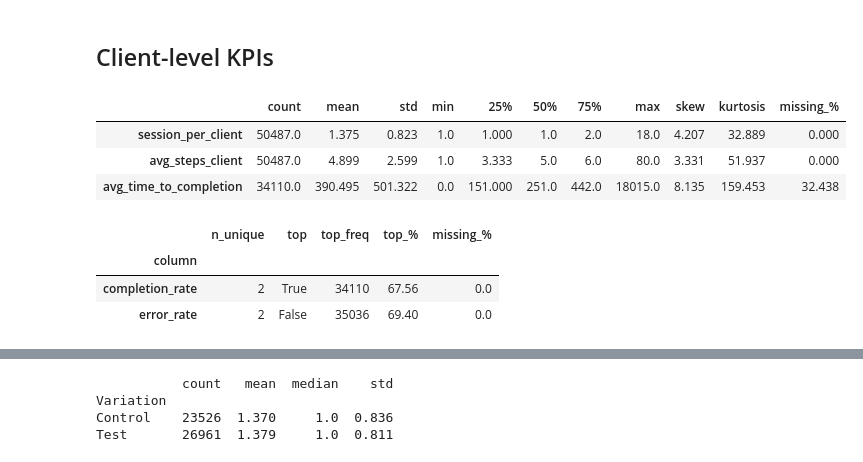
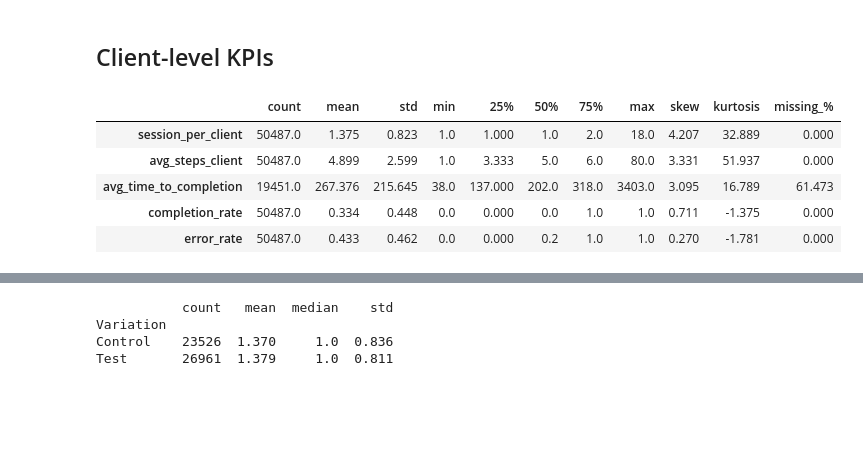
Before and after one commit to anwenvroberts-max/vanguard_AB, a Jupyter notebook: notebooks/eda_kpis.ipynb, the cells around one changed output, grey strips where cells are left out. Saved outputs shown, nothing was run; the diff lists cells and outputs as text; code cells hidden in the pictures; blank space fills up the shorter version.

Commit message:
New completion and error rate

```diff
--- a/notebooks/eda_kpis.ipynb
+++ b/notebooks/eda_kpis.ipynb
@@ -70,21 +57,15 @@ def categorical_summary(df, cols=None):
 # %% [markdown]
 ## Client-level KPIs
 # %%
-client_kpis = ['session_per_client','avg_steps_client', 'avg_time_to_completion']
+client_kpis = ['session_per_client','avg_steps_client', 'avg_time_to_completion', "completion_rate", "error_rate"]
 numeric_summary(df_clients, cols=client_kpis)
 # %% [output]
 |  | count | mean | std | min | 25% | 50% | 75% | max | skew | kurtosis | missing_% |
 | session_per_client | 50487.0 | 1.375 | 0.823 | 1.0 | 1.000 | 1.0 | 2.0 | 18.0 | 4.207 | 32.889 | 0.000 |
 | avg_steps_client | 50487.0 | 4.899 | 2.599 | 1.0 | 3.333 | 5.0 | 6.0 | 80.0 | 3.331 | 51.937 | 0.000 |
-| avg_time_to_completion | 34110.0 | 390.495 | 501.322 | 0.0 | 151.000 | 251.0 | 442.0 | 18015.0 | 8.135 | 159.453 | 32.438 |
+| avg_time_to_completion | 19451.0 | 267.376 | 215.645 | 38.0 | 137.000 | 202.0 | 318.0 | 3403.0 | 3.095 | 16.789 | 61.473 |
+| completion_rate | 50487.0 | 0.334 | 0.448 | 0.0 | 0.000 | 0.0 | 1.0 | 1.0 | 0.711 | -1.375 | 0.000 |
+| error_rate | 50487.0 | 0.433 | 0.462 | 0.0 | 0.000 | 0.2 | 1.0 | 1.0 | 0.270 | -1.781 | 0.000 |
-# %%
-cat_kpis = ["completion_rate", "error_rate"]
-categorical_summary(df_clients, cols=cat_kpis)
-# %% [output]
-|  | n_unique | top | top_freq | top_% | missing_% |
-| column |  |  |  |  |  |
-| completion_rate | 2 | True | 34110 | 67.56 | 0.0 |
-| error_rate | 2 | False | 35036 | 69.40 | 0.0 |
 # %%
 #Completion Rate
 
```
Also changed, not shown: parts of 7 cells of this notebook, 6 other files.
